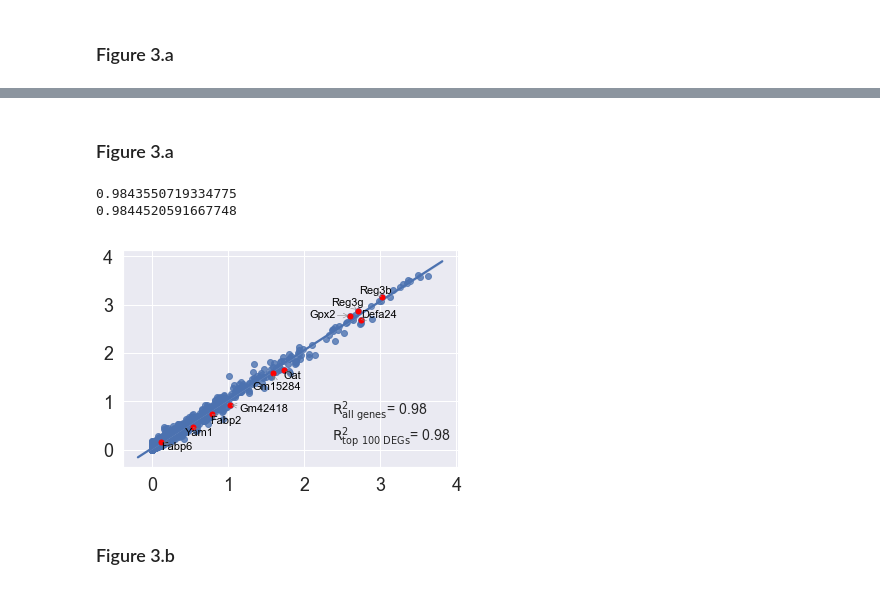
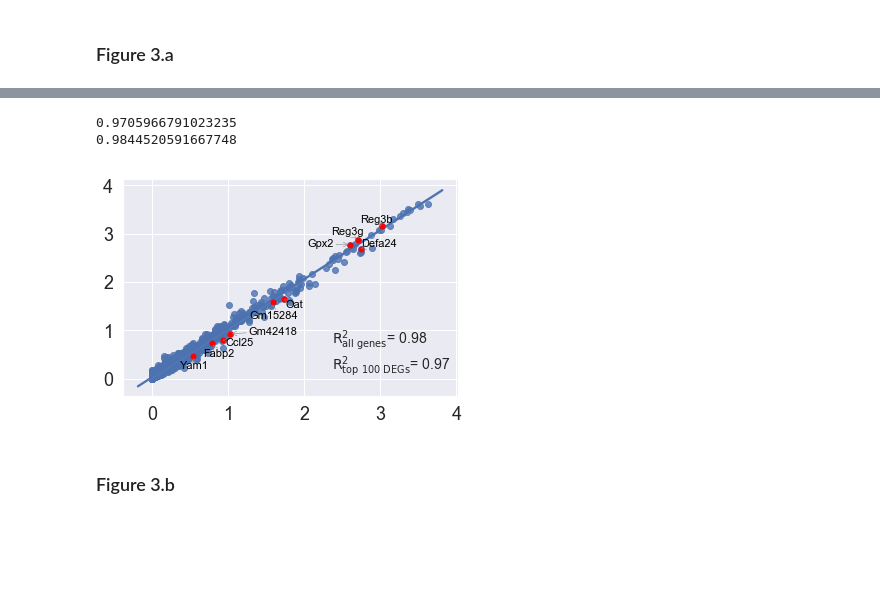
Before and after one commit to theislab/scgen-reproducibility, a Jupyter notebook: Jupyter Notebooks/Fig3.ipynb, the cells around one changed output, grey strips where cells are left out. Saved outputs shown, nothing was run; the diff lists cells and outputs as text; code cells hidden in the pictures; blank space fills up the shorter version.

```diff
--- a/Jupyter Notebooks/Fig3.ipynb
+++ b/Jupyter Notebooks/Fig3.ipynb
@@ -51,24 +44,26 @@ diff_genes = hpoly.uns["rank_genes_groups"]["names"]["Hpoly.Day10"].tolist()[:50
-# %% [markdown]
-### Figure 3.a
 # %%
 cell_type = "TA.Early"
 conditions = {"ctrl": f"{cell_type}_ctrl", "pred_stim": f"{cell_type}_pred_stim", "real_stim": f"{cell_type}_real_stim"}
+hpoly_cell = hpoly[hpoly.obs["cell_label"] == cell_type]
+sc.tl.rank_genes_groups(hpoly_cell, groupby="condition", n_genes=100, method="wilcoxon")
+diff_genes = hpoly_cell.uns["rank_genes_groups"]["names"]["Hpoly.Day10"].tolist()[:50] \
+           + hpoly_cell.uns["rank_genes_groups"]["names"]["Control"].tolist()[:50]
 scgen.plotting.reg_mean_plot(hpoly_reconstructed,
                              labels={"x": "", "y": ""},
                              condition_key="condition",
                              axis_keys={"x": conditions["pred_stim"], "y": conditions["real_stim"]},
                              gene_list=diff_genes[:5] + diff_genes[50:55],
                              top_100_genes=diff_genes,
                              path_to_save=os.path.join(path_to_save, f"Fig3a_hpoly_reg_mean.pdf"),
                              legend=False,
                              fontsize=18,
                              textsize=14,
                              x_coeff=0.35,
                              title="",
                              show=True)
 # %% [output]
-0.9843550719334775
+0.9705966791023235
 0.9844520591667748
-[figure, old version]
+[figure, new version]
 # %% [markdown]
 ### Figure 3.b
```
Also changed, not shown: parts of 12 cells of this notebook, 10 other files.
